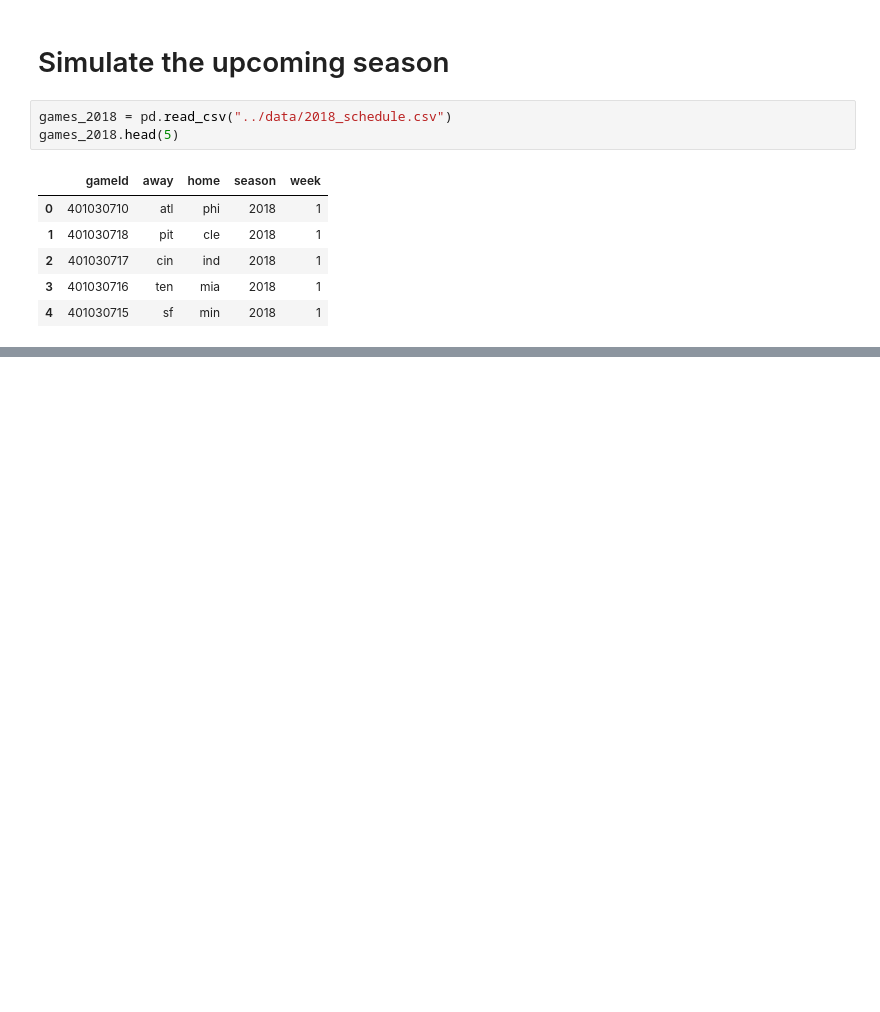
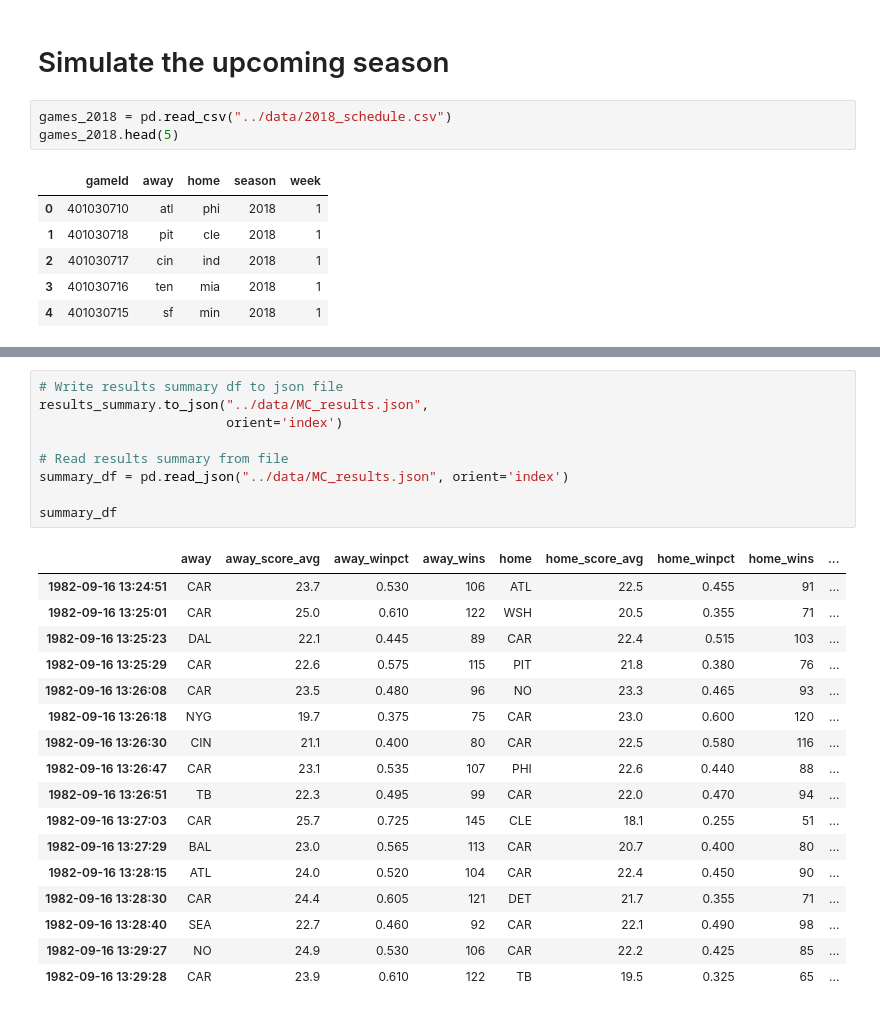
Before and after one commit to ewelchman/football_analytics, a Jupyter notebook: fiddling/Drives_MonteCarlo.ipynb, the cells around one changed output, grey strips where cells are left out. Cells and saved outputs as stored; diff of their text form; blank space fills up the shorter version.

```diff
--- a/fiddling/Drives_MonteCarlo.ipynb
+++ b/fiddling/Drives_MonteCarlo.ipynb
@@ -635,0 +700,27 @@ TypeError:   away  away_score home  home_score winner
+# %%
+# Write results summary df to json file
+results_summary.to_json("../data/MC_results.json",
+                        orient='index')
+
+# Read results summary from file
+summary_df = pd.read_json("../data/MC_results.json", orient='index')
+
+summary_df
+# %% [output]
+|  | away | away_score_avg | away_winpct | away_wins | home | home_score_avg | home_winpct | home_wins | ... |
+| 1982-09-16 13:24:51 | CAR | 23.7 | 0.530 | 106 | ATL | 22.5 | 0.455 | 91 | ... |
+| 1982-09-16 13:25:01 | CAR | 25.0 | 0.610 | 122 | WSH | 20.5 | 0.355 | 71 | ... |
+| 1982-09-16 13:25:23 | DAL | 22.1 | 0.445 | 89 | CAR | 22.4 | 0.515 | 103 | ... |
+| 1982-09-16 13:25:29 | CAR | 22.6 | 0.575 | 115 | PIT | 21.8 | 0.380 | 76 | ... |
+| 1982-09-16 13:26:08 | CAR | 23.5 | 0.480 | 96 | NO | 23.3 | 0.465 | 93 | ... |
+| 1982-09-16 13:26:18 | NYG | 19.7 | 0.375 | 75 | CAR | 23.0 | 0.600 | 120 | ... |
+| 1982-09-16 13:26:30 | CIN | 21.1 | 0.400 | 80 | CAR | 22.5 | 0.580 | 116 | ... |
+| 1982-09-16 13:26:47 | CAR | 23.1 | 0.535 | 107 | PHI | 22.6 | 0.440 | 88 | ... |
+| 1982-09-16 13:26:51 | TB | 22.3 | 0.495 | 99 | CAR | 22.0 | 0.470 | 94 | ... |
+| 1982-09-16 13:27:03 | CAR | 25.7 | 0.725 | 145 | CLE | 18.1 | 0.255 | 51 | ... |
+| 1982-09-16 13:27:29 | BAL | 23.0 | 0.565 | 113 | CAR | 20.7 | 0.400 | 80 | ... |
+| 1982-09-16 13:28:15 | ATL | 24.0 | 0.520 | 104 | CAR | 22.4 | 0.450 | 90 | ... |
+| 1982-09-16 13:28:30 | CAR | 24.4 | 0.605 | 121 | DET | 21.7 | 0.355 | 71 | ... |
+| 1982-09-16 13:28:40 | SEA | 22.7 | 0.460 | 92 | CAR | 22.1 | 0.490 | 98 | ... |
+| 1982-09-16 13:29:27 | NO | 24.9 | 0.530 | 106 | CAR | 22.2 | 0.425 | 85 | ... |
+| 1982-09-16 13:29:28 | CAR | 23.9 | 0.610 | 122 | TB | 19.5 | 0.325 | 65 | ... |
```
Also changed, not shown: parts of 11 cells of this notebook.
